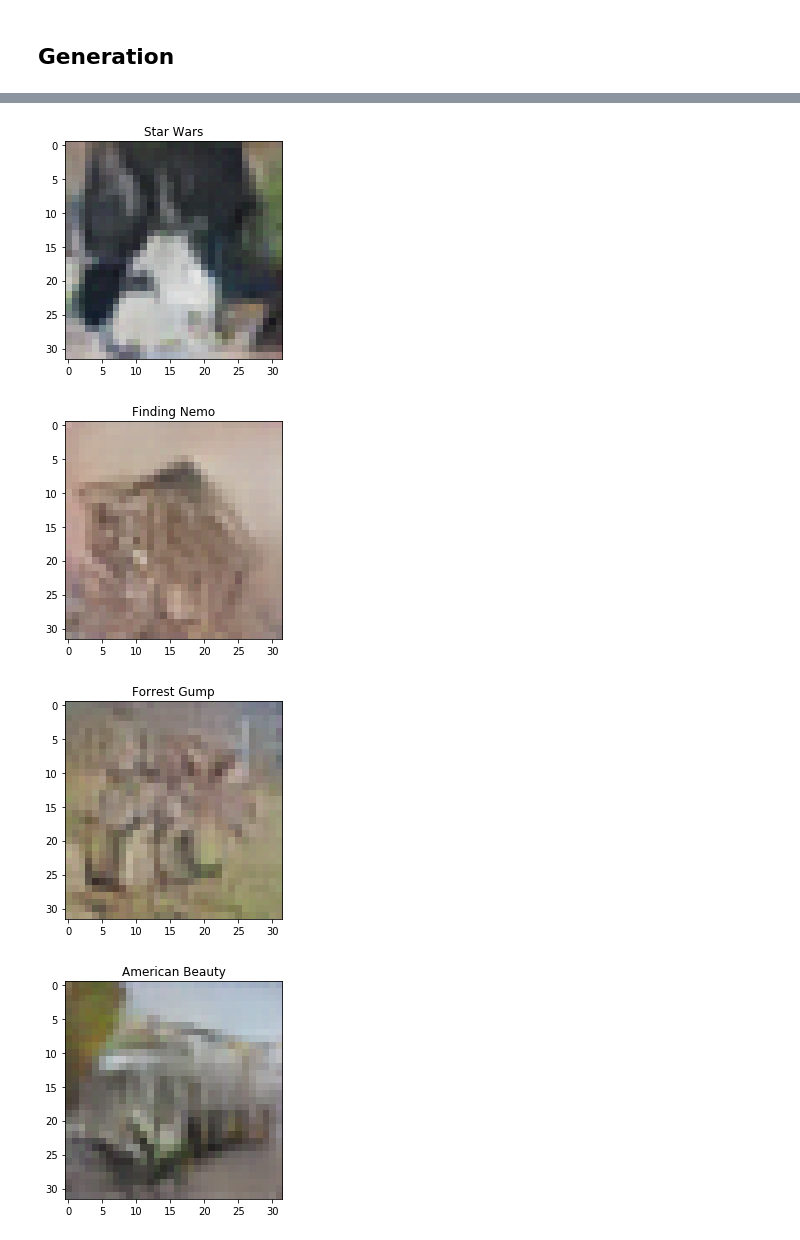
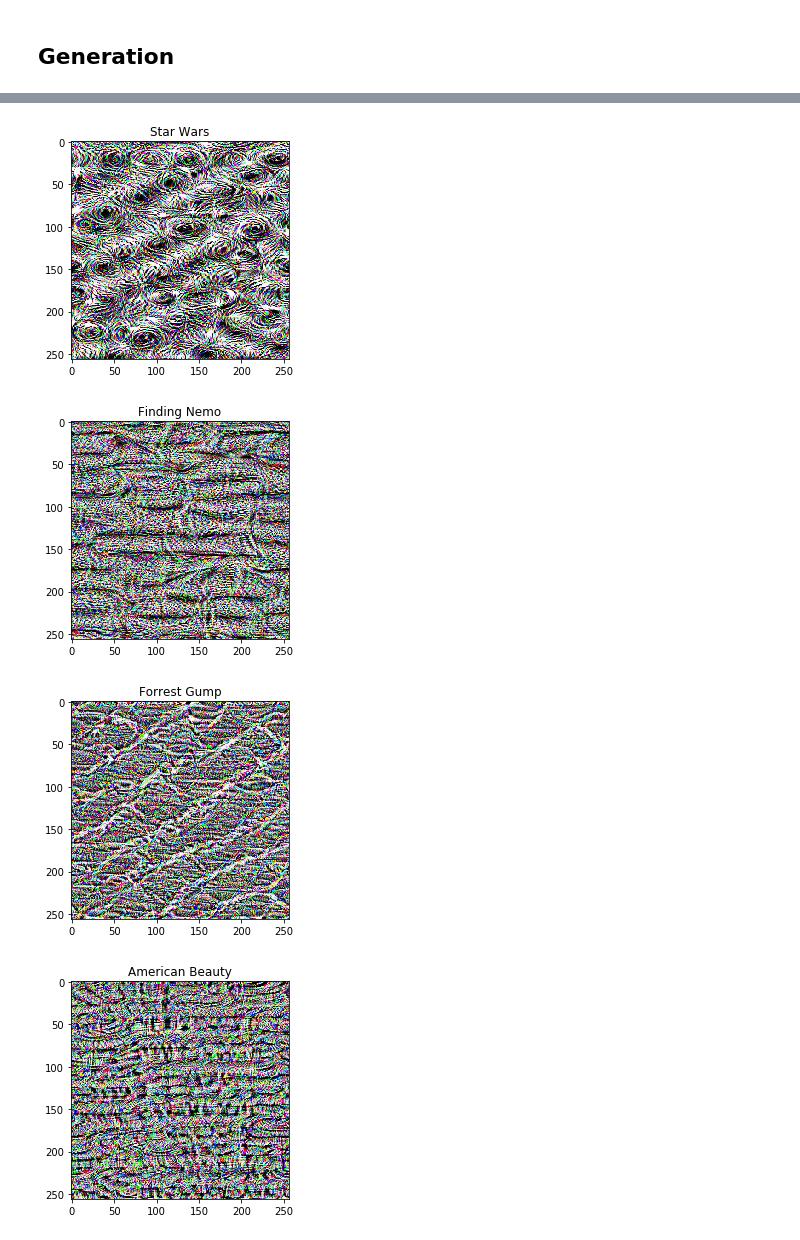
Before and after one commit to malyvsen/inverse-ai, a Jupyter notebook: ai/generate.ipynb, the cells around one changed output, grey strips where cells are left out. Saved outputs shown, nothing was run; the diff lists cells and outputs as text; code cells hidden in the pictures.

```diff
--- a/ai/generate.ipynb
+++ b/ai/generate.ipynb
@@ -85,2 +56,4 @@ def principal_features(image):
+# %%
+feature_net = FeatureNet().eval().to(device)
 # %% [markdown]
 ## Generation
@@ -144,0 +72,30 @@ RuntimeError: Expected object of scalar type Float but got scalar type Double fo
+# %%
+def feature_loss(image_tensors, vector_tensors, scales=[1, 2, 3]):
+    result = torch.zeros([image_tensors.shape[0]], dtype=torch.float, device=device)
+    for scale in scales:
+        transformed = zoom_out(jitter(image_tensors), scale)
+        features = feature_net(transformed)
+        num_feature_batches = features.shape[1] // vector_tensors.shape[1]
+        used_features = features[:, :num_feature_batches * vector_tensors.shape[1]]
+        pooled_features = used_features.view(features.shape[0], num_feature_batches, vector_tensors.shape[1]).mean(axis=1)
+        result -= torch.mean(pooled_features * vector_tensors)
+    return result.sum()
+# %%
+def guide(images, vectors, num_steps=64, lr=0.2):
+    '''optimize images so that their features match corresponding vectors'''
+    images = images_to_tensor(inverse_sigmoid(images))
+    vectors = torch.tensor(vectors, dtype=torch.float, device=device)
+    optimizer = torch.optim.Adam([images], lr=lr)
+    for step in tqdm(range(num_steps)):
+        optimizer.zero_grad()
+        feature_loss(torch.sigmoid(images), vectors).backward()
+        optimizer.step()
+    return tensor_to_images(torch.sigmoid(images))
+
+
+def generate(vectors, shape=(256, 256), *args, **kwargs):
+    seeds = np.random.rand(len(vectors), *shape, 3)
+    return guide(seeds, vectors, *args, **kwargs)
+
+
+preview(generate(movie_vectors[0:1])[0], 'example generated image')
@@ -144,0 +105,5 @@ RuntimeError: Expected object of scalar type Float but got scalar type Double fo
+# %%
+generated = []
+for vectors in tqdm(np.array_split(movie_vectors, 16)):
+    generated += list(generate(vectors))
+generated = np.array(generated)
@@ -145,10 +124,10 @@ RuntimeError: Expected object of scalar type Float but got scalar type Double fo
 # %%
-for image, (index, row) in zip(images[:4], movies.iterrows()):
+for image, (index, row) in zip(generated[:4], movies.iterrows()):
     plt.title(row['title'])
     plt.imshow(image)
     plt.show()
 # %% [output]
-[figure, old version]
+[figure, new version]
-[figure, old version]
+[figure, new version]
-[figure, old version]
+[figure, new version]
-[figure, old version]
+[figure, new version]
```
Also changed, not shown: parts of 21 cells of this notebook.
